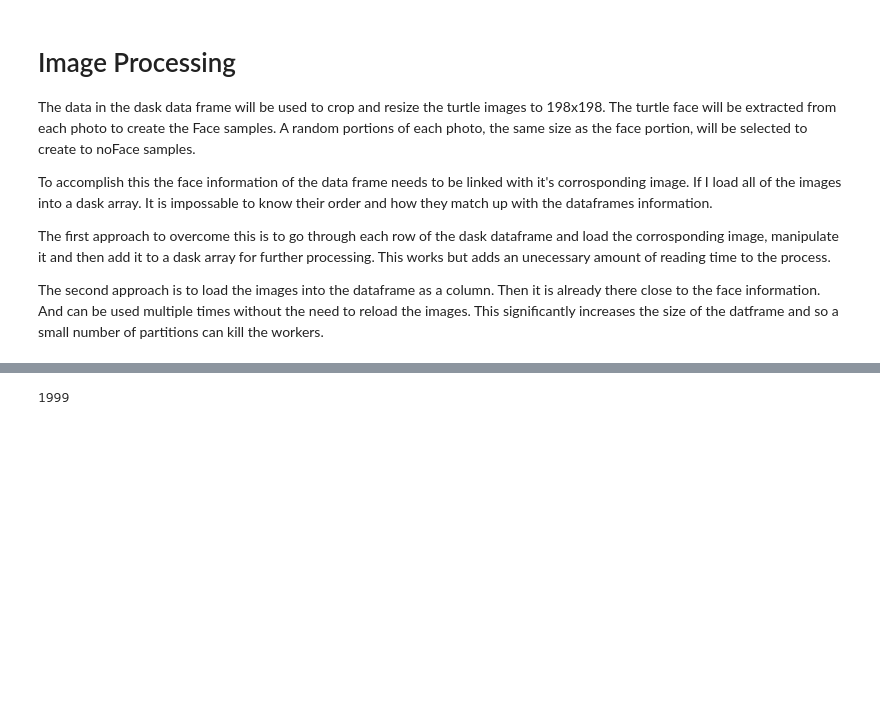
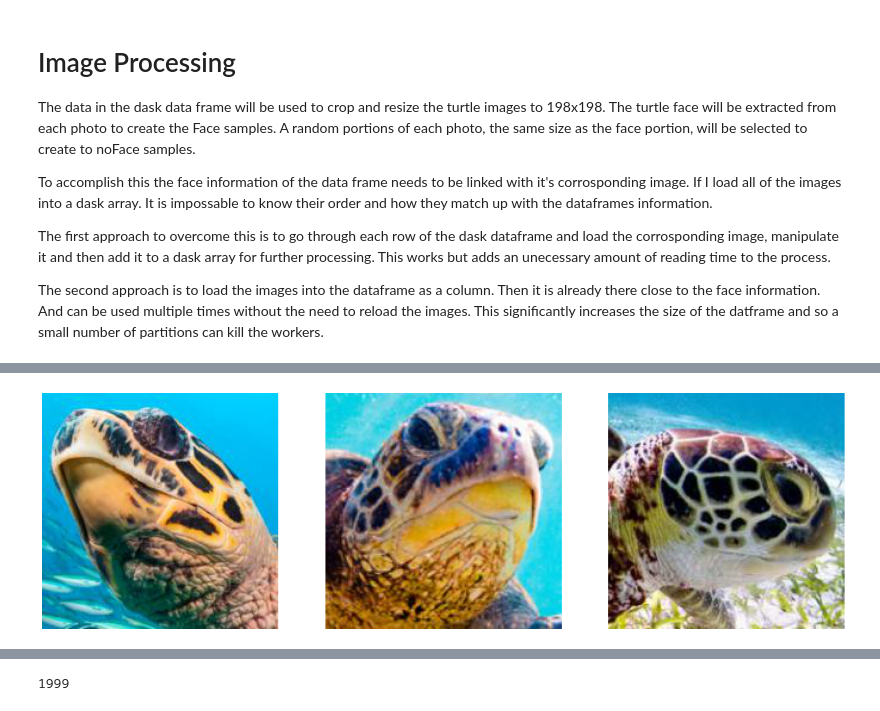
Before and after one commit to DanHarJor/MAPD-B, a Jupyter notebook: dask/notebooks/Daniel_dask_preprocessing-Copy2.ipynb, the cells around one changed output, grey strips where cells are left out. Saved outputs shown, nothing was run; the diff lists cells and outputs as text; code cells hidden in the pictures; blank space fills up the shorter version.

```diff
--- a/dask/notebooks/Daniel_dask_preprocessing-Copy2.ipynb
+++ b/dask/notebooks/Daniel_dask_preprocessing-Copy2.ipynb
@@ -1140,0 +472,15 @@ The next code cell will do the following:
+# %%
+img1 = io.imread(Path(path_face,'face_10.jpg'))
+img2 = io.imread(Path(path_face,'face_123.jpg'))
+img3 = io.imread(Path(path_face,'face_45.jpg'))
+
+figTf, (ax1, ax2, ax3) = plt.subplots(1,3,figsize=(25,25))
+ax1.imshow(img1)
+ax2.imshow(img2)
+ax3.imshow(img3)
+ax1.axis('off')
+ax2.axis('off')
+ax3.axis('off')
+a=1
+# %% [output]
+[figure, added]
```
Also changed, not shown: parts of 151 cells of this notebook, 1 other file.
